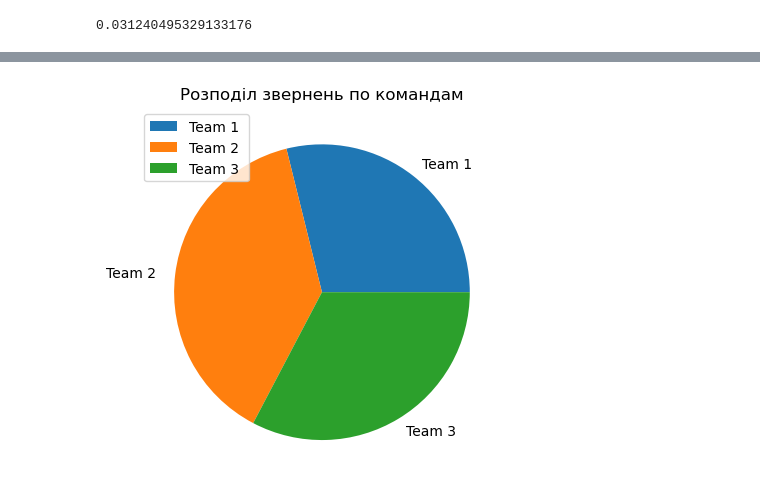
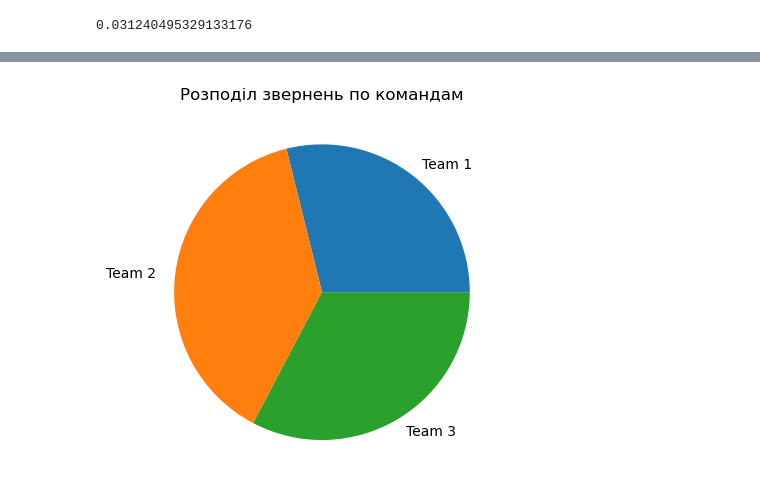
Before and after one commit to ItyTell/test_tasks, a Jupyter notebook: ORBIO/maim.ipynb, the cells around one changed output, grey strips where cells are left out. Saved outputs shown, nothing was run; the diff lists cells and outputs as text; code cells hidden in the pictures.

```diff
--- a/ORBIO/maim.ipynb
+++ b/ORBIO/maim.ipynb
@@ -165,8 +181,7 @@ sizes = sizes * 100
 # %%
 fig, ax = plt.subplots()
 ax.pie(sizes, labels=df["agent_team"].unique())
 plt.title("Розподіл звернень по командам")
-plt.legend()
 plt.show()
 # %% [output]
-[figure, old version]
+[figure, new version]
```
Also changed, not shown: parts of 32 cells of this notebook.
